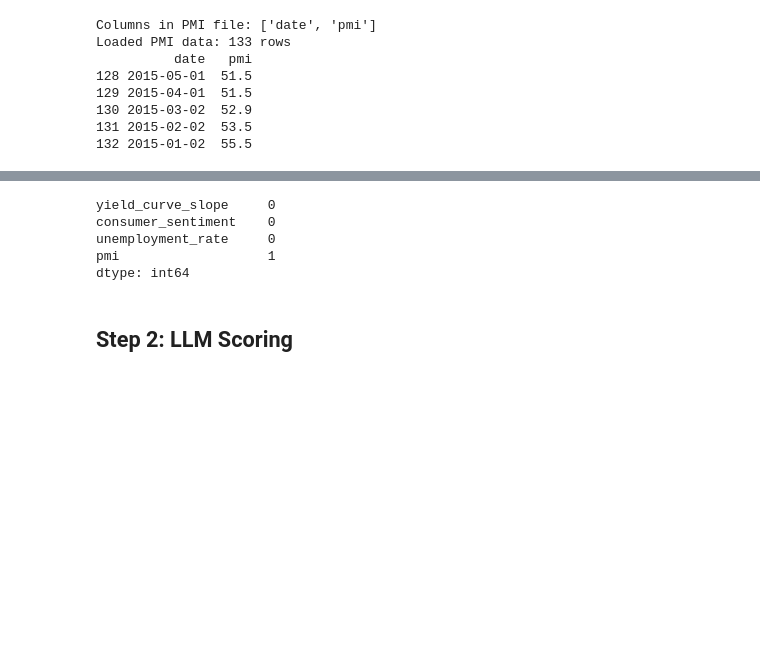
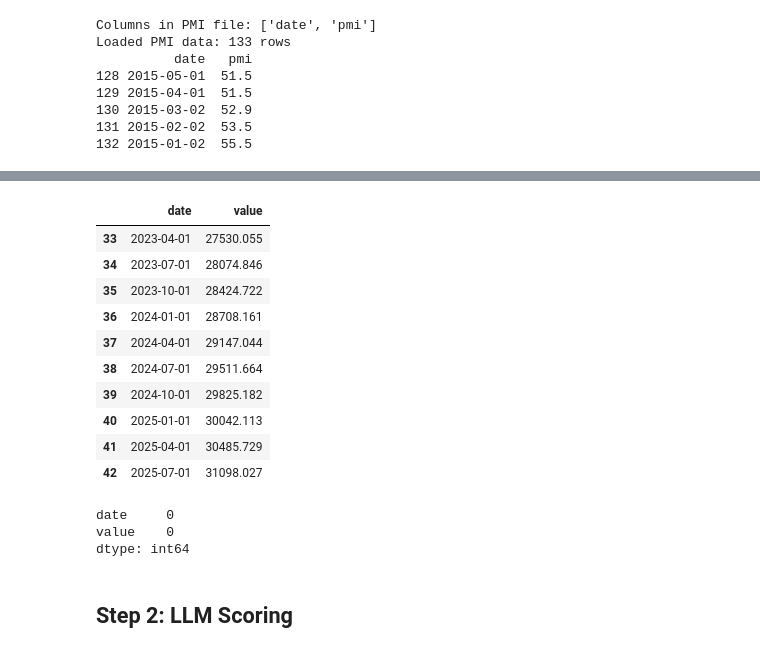
Before and after one commit to FranklineMisango/Algorithmic_Trading_and_HFT_Research, a Jupyter notebook: Algorithmic_Strategies/AI_Economy_Score_Predictor/00_full_pipeline.ipynb, the cells around one changed output, grey strips where cells are left out. Cells and saved outputs as stored; diff of their text form; code cells hidden in the pictures; blank space fills up the shorter version.

```diff
--- a/Algorithmic_Strategies/AI_Economy_Score_Predictor/00_full_pipeline.ipynb
+++ b/Algorithmic_Strategies/AI_Economy_Score_Predictor/00_full_pipeline.ipynb
@@ -159,11 +219,23 @@ controls.head()
+# %%
+macro_data['gdp'].tail(10)
+# %% [output]
+|  | date | value |
+| 33 | 2023-04-01 | 27530.055 |
+| 34 | 2023-07-01 | 28074.846 |
+| 35 | 2023-10-01 | 28424.722 |
+| 36 | 2024-01-01 | 28708.161 |
+| 37 | 2024-04-01 | 29147.044 |
+| 38 | 2024-07-01 | 29511.664 |
+| 39 | 2024-10-01 | 29825.182 |
+| 40 | 2025-01-01 | 30042.113 |
+| 41 | 2025-04-01 | 30485.729 |
+| 42 | 2025-07-01 | 31098.027 |
 # %%
 # count NAN
-controls.isna().sum()
+macro_data['wages'].isna().sum()
 # %% [output]
-yield_curve_slope     0
-consumer_sentiment    0
-unemployment_rate     0
-pmi                   1
+date     0
+value    0
 dtype: int64
 # %% [markdown]
 ## Step 2: LLM Scoring
```
Also changed, not shown: parts of 25 cells of this notebook, 6 other files.
